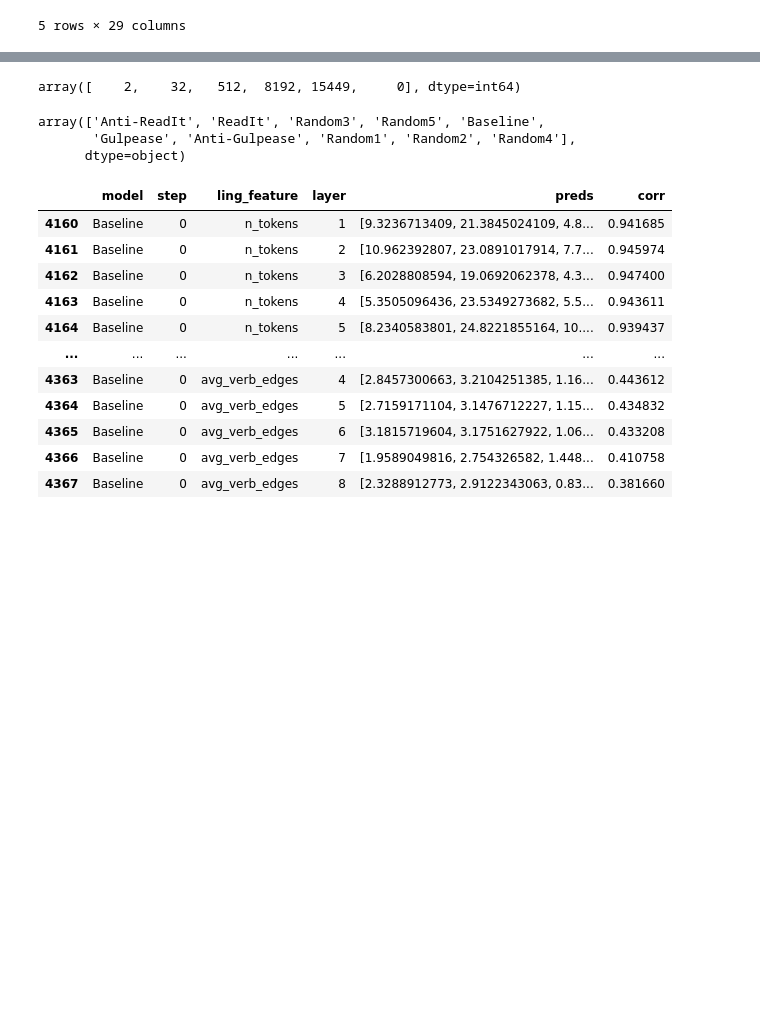
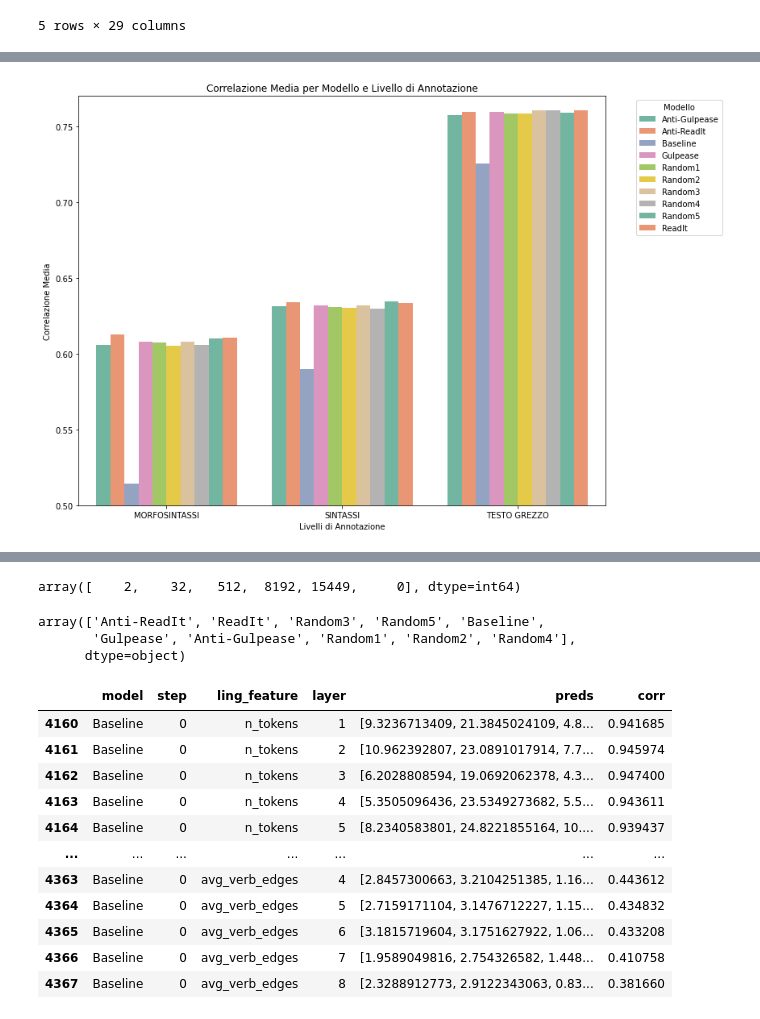
Before and after one commit to alicebergonzini/LM_pretraining, a Jupyter notebook: data_analysis.ipynb, the cells around one changed output, grey strips where cells are left out. Saved outputs shown, nothing was run; the diff lists cells and outputs as text; code cells hidden in the pictures; blank space fills up the shorter version.

Commit message:
new plots

```diff
--- a/data_analysis.ipynb
+++ b/data_analysis.ipynb
@@ -33,0 +52,85 @@ real_values.head()
+# %%
+annotazione_mapping = {
+    'n_tokens': 'TESTO GREZZO',
+    'char_per_tok': 'TESTO GREZZO',
+    'upos_dist_DET': 'MORFOSINTASSI',
+    'upos_dist_ADV': 'MORFOSINTASSI',
+    'upos_dist_PUNCT': 'MORFOSINTASSI',
+    'upos_dist_NUM': 'MORFOSINTASSI',
+    'upos_dist_PRON': 'MORFOSINTASSI',
+    'upos_dist_ADP': 'MORFOSINTASSI',
+    'upos_dist_PROPN': 'MORFOSINTASSI',
+    'upos_dist_ADJ': 'MORFOSINTASSI',
+    'upos_dist_VERB': 'MORFOSINTASSI',
+    'upos_dist_NOUN': 'MORFOSINTASSI',
+    'upos_dist_CCONJ': 'MORFOSINTASSI',
+    'upos_dist_AUX': 'MORFOSINTASSI',
+    'dep_dist_obj': 'SINTASSI',
+    'dep_dist_nsubj': 'SINTASSI',
+    'avg_links_len': 'SINTASSI',
+    'max_links_len': 'SINTASSI',
+    'avg_max_depth': 'SINTASSI',
+    'subj_pre': 'SINTASSI',
+    'subj_post': 'SINTASSI',
+    'n_prepositional_chains': 'SINTASSI',
+    'avg_prepositional_chain_len': 'SINTASSI',
+    'avg_verb_edges': 'SINTASSI',
+    'avg_subordinate_chain_len': 'SINTASSI',
+    'subordinate_proposition_dist': 'SINTASSI'
+}
+
+feature_to_category = {
+    'n_tokens': 'RawText',
+    'char_per_tok': 'RawText',
+    'upos_dist_DET': 'POS',
+    'upos_dist_ADV': 'POS',
+    'upos_dist_PUNCT': 'POS',
+    'upos_dist_NUM': 'POS',
+    'upos_dist_PRON': 'POS',
+    'upos_dist_ADP': 'POS',
+    'upos_dist_PROPN': 'POS',
+    'upos_dist_ADJ': 'POS',
+    'upos_dist_VERB': 'POS',
+    'upos_dist_NOUN': 'POS',
+    'upos_dist_CCONJ': 'POS',
+    'upos_dist_AUX': 'POS',
+    'avg_verb_edges': 'VerbPredicate',
+    'avg_links_len': 'TreeStructure',
+    'max_links_len': 'TreeStructure',
+    'avg_max_depth': 'TreeStructure',
+    'n_prepositional_chains': 'TreeStructure',
+    'avg_prepositional_chain_len': 'TreeStructure',
+    'subj_pre': 'Order',
+    'subj_post': 'Order',
+    'dep_dist_nsubj': 'SyntacticDep',
+    'dep_dist_obj': 'SyntacticDep',
+    'avg_subordinate_chain_len': 'Subord',
+    'subordinate_proposition_dist': 'Subord'
+    # Aggiungi tutte le altre associazioni necessarie
+}
+
+# Aggiungi il livello di annotazione al dataframe
+data['annotazione'] = data['ling_feature'].map(annotazione_mapping)
+data["categoria"] = data['ling_feature'].map(feature_to_category)
+
+# Raggruppa per modello e annotazione, calcola la correlazione media
+grouped_data = data.groupby(['model', 'annotazione'])['corr'].mean().reset_index()
+
+# Creazione del grafico a barre raggruppato usando Seaborn
+plt.figure(figsize=(12, 8))
+palette = sns.color_palette("Set2", len(data['model'].unique()))  # Usa una palette di colori distinti
+sns.barplot(x='annotazione', y='corr', hue='model', data=grouped_data, palette=palette)
+
+# Aggiustamenti al grafico
+plt.xlabel('Livelli di Annotazione')
+plt.ylabel('Correlazione Media')
+plt.title('Correlazione Media per Modello e Livello di Annotazione')
+plt.xticks(rotation=0)  # Rotazione delle etichette se necessario
+plt.ylim(0.5, 0.77)  # Restrizione dell'intervallo dell'asse y per evidenziare meglio le variazioni
+plt.legend(title='Modello', bbox_to_anchor=(1.05, 1), loc='upper left', fontsize=10)
+
+
+plt.tight_layout()
+plt.show()
+# %% [output]
+[figure, added]
```
Also changed, not shown: parts of 63 cells of this notebook.
